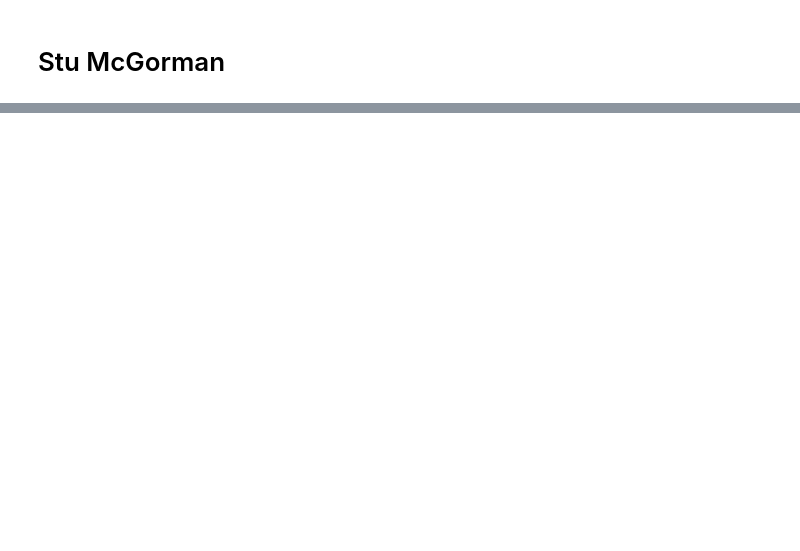
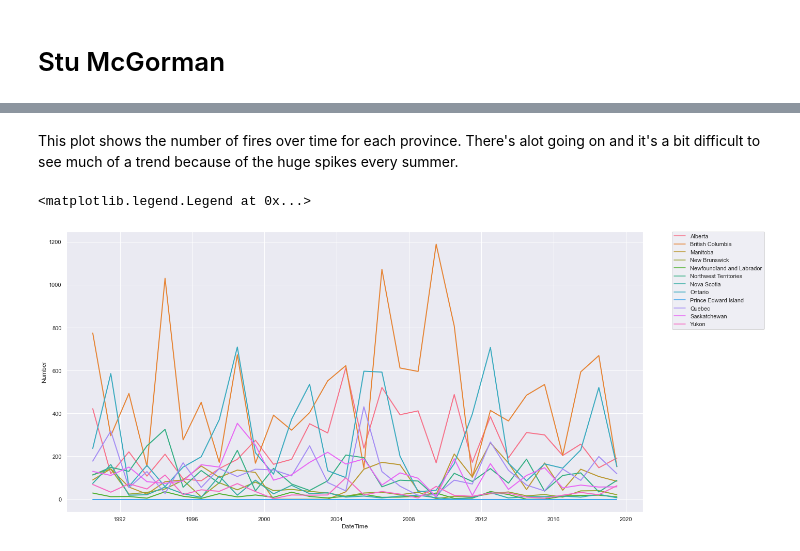
Before and after one commit to data301-2021-winter1/project-group33-project, a Jupyter notebook: notebooks/analysis1.ipynb, the cells around one changed output, grey strips where cells are left out. Cells and saved outputs as stored; diff of their text form; code cells hidden in the pictures; blank space fills up the shorter version.

```diff
--- a/notebooks/analysis1.ipynb
+++ b/notebooks/analysis1.ipynb
@@ -205,0 +149,10 @@ display(dataBySize)
+# %% [markdown]
+This plot shows the number of fires over time for each province. There's alot going on and it's a bit difficult to see much of a trend because of the huge spikes every summer.
+# %%
+sns.set(style = "darkgrid")
+plt.figure(figsize=(20,10))
+sns.lineplot(x="DateTime", y="Number", hue="Jurisdiction", data = dataByMonth[dataByMonth["Month"] == "July"], linewidth = 2)
+plt.legend(bbox_to_anchor=(1.05, 1), loc=2, borderaxespad=0.)
+# %% [output]
+<matplotlib.legend.Legend at 0x...>
+[figure, added]
```
Also changed, not shown: parts of 19 cells of this notebook, 1 other file.
